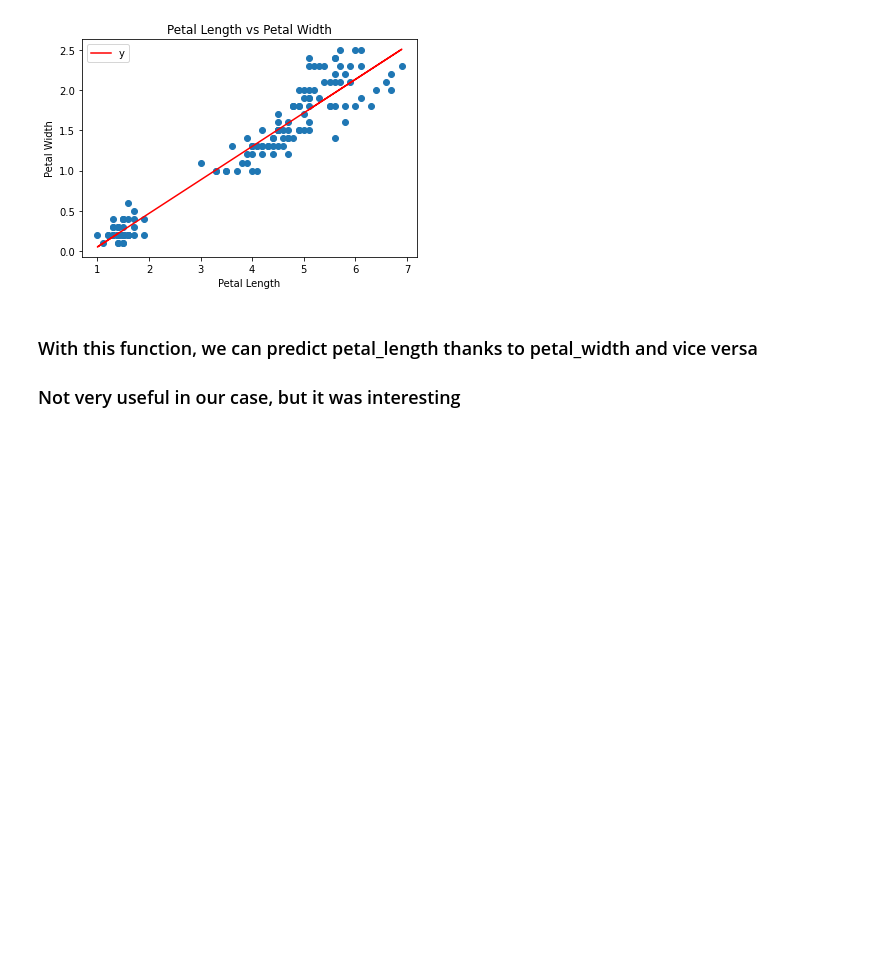
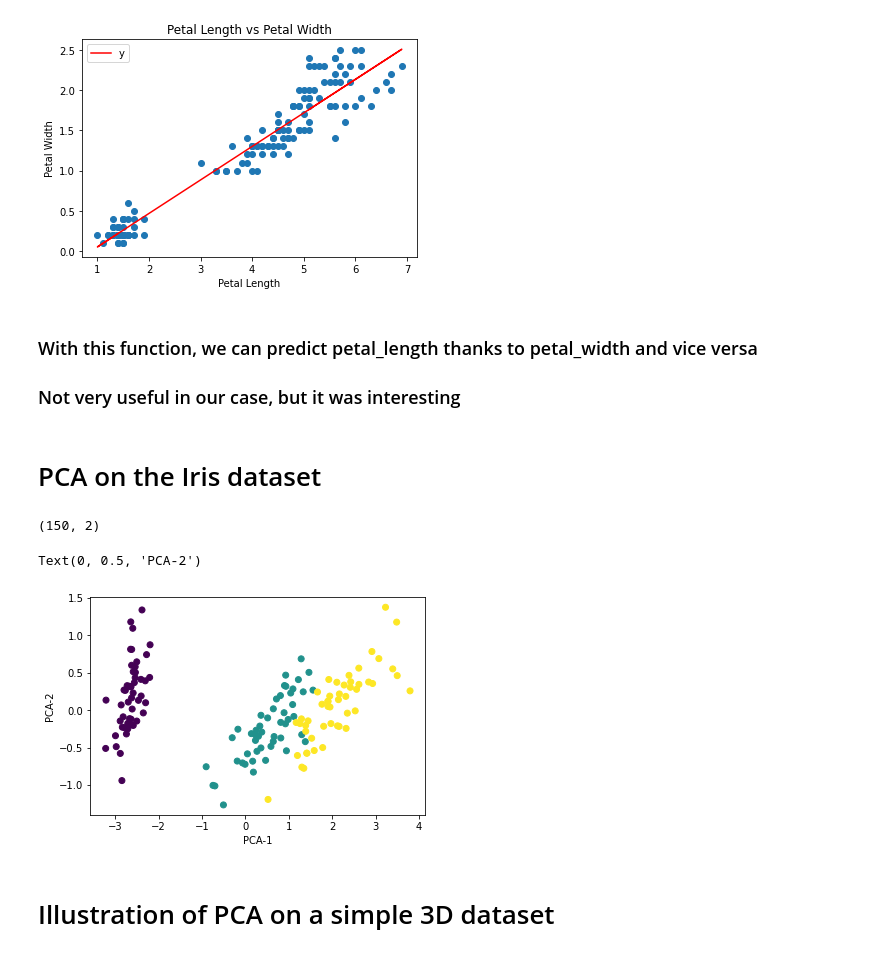
Before and after one commit to Meridolian/thedatafrog_tutorials, a Jupyter notebook: data_analysis/visualizing_datasets.ipynb, the cells around one changed output. Saved outputs shown, nothing was run; the diff lists cells and outputs as text; code cells hidden in the pictures; blank space fills up the shorter version.

```diff
--- a/data_analysis/visualizing_datasets.ipynb
+++ b/data_analysis/visualizing_datasets.ipynb
@@ -142,3 +142,22 @@ plt.show()
 # %% [markdown]
 ### With this function, we can predict petal_length thanks to petal_width and vice versa
 ### Not very useful in our case, but it was interesting
+# %% [markdown]
+# PCA on the Iris dataset
+# %%
+from sklearn import decomposition
+pca = decomposition.PCA(n_components=2)
+view = pca.fit_transform(data)
+# %%
+view.shape
+# %% [output]
+(150, 2)
+# %%
+plt.scatter(view[:, 0], view[:, 1], c=target)
+plt.xlabel("PCA-1")
+plt.ylabel("PCA-2")
+# %% [output]
+Text(0, 0.5, 'PCA-2')
+[figure, added]
+# %% [markdown]
+# Illustration of PCA on a simple 3D dataset
```
Also changed, not shown: parts of 11 cells of this notebook.
